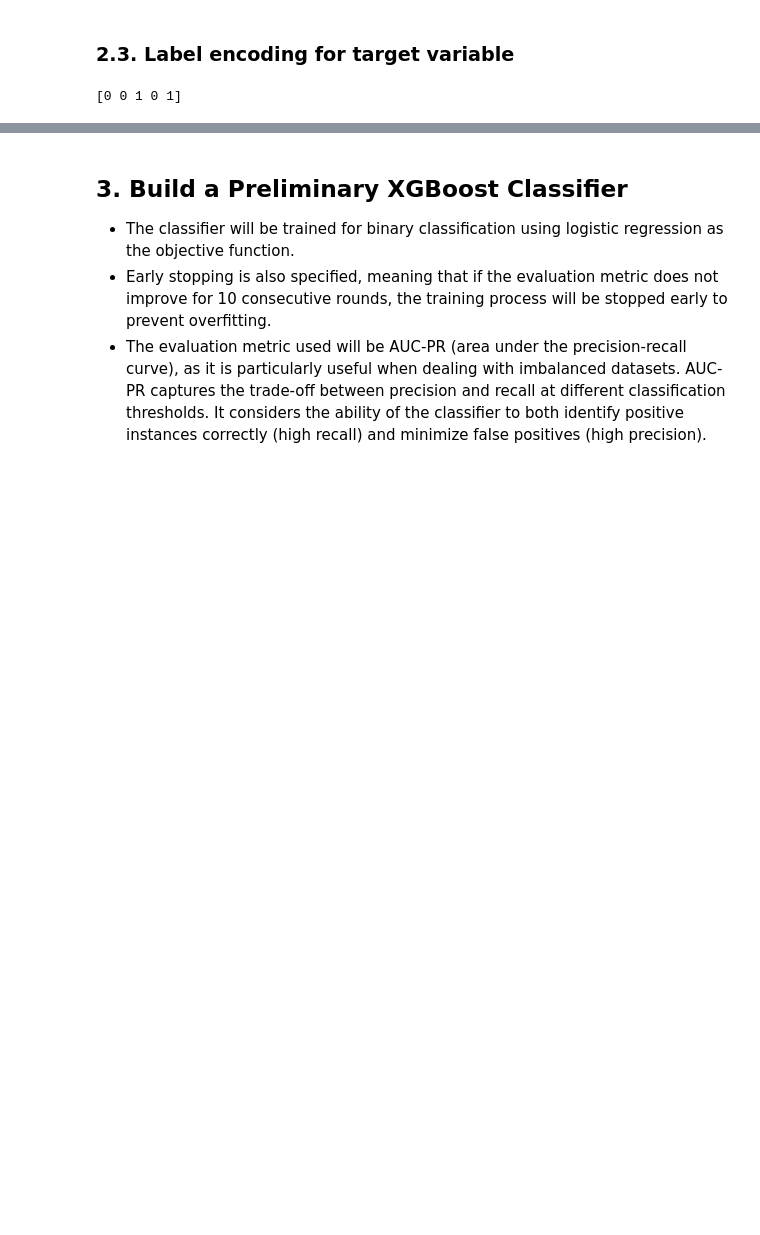
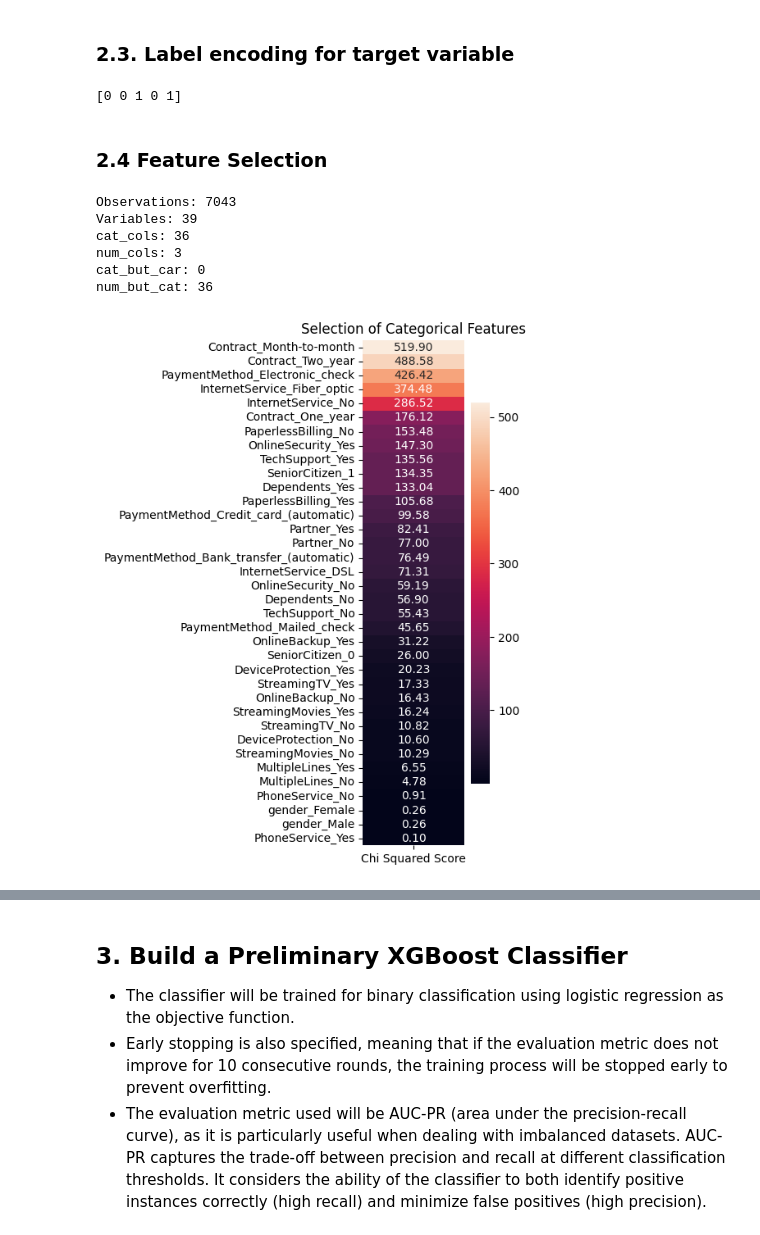
Before and after one commit to dobrinaVI/Customer-Churn-Prediction-using-XGBOOST, a Jupyter notebook: Customer_Churn_Prediction_using_XGBOOST.ipynb, the cells around one changed output, grey strips where cells are left out. Saved outputs shown, nothing was run; the diff lists cells and outputs as text; code cells hidden in the pictures; blank space fills up the shorter version.

```diff
--- a/Customer_Churn_Prediction_using_XGBOOST.ipynb
+++ b/Customer_Churn_Prediction_using_XGBOOST.ipynb
@@ -261,3 +224,50 @@ y_encoded = encoder.transform(y)
 print(y_encoded[:5])
 # %% [output]
 [0 0 1 0 1]
+# %% [markdown]
+### 2.4 Feature Selection
+# %%
+def grab_col_names(dataframe, cat_th=10, car_th=20):
+    # cat_cols, cat_but_car
+    cat_cols = [col for col in dataframe.columns if dataframe[col].dtypes == "O"]
+    num_but_cat = [col for col in dataframe.columns if dataframe[col].nunique() < cat_th and
+                   dataframe[col].dtypes != "O"]
+    cat_but_car = [col for col in dataframe.columns if dataframe[col].nunique() > car_th and
+                   dataframe[col].dtypes == "O"]
+    cat_cols = cat_cols + num_but_cat
+    cat_cols = [col for col in cat_cols if col not in cat_but_car]
+
+    # num_cols
+    num_cols = [col for col in dataframe.columns if dataframe[col].dtypes != "O"]
+    num_cols = [col for col in num_cols if col not in num_but_cat]
+
+    print(f"Observations: {dataframe.shape[0]}")
+    print(f"Variables: {dataframe.shape[1]}")
+    print(f'cat_cols: {len(cat_cols)}')
+    print(f'num_cols: {len(num_cols)}')
+    print(f'cat_but_car: {len(cat_but_car)}')
+    print(f'num_but_cat: {len(num_but_cat)}')
+    return cat_cols, num_cols, cat_but_car,num_but_cat
+# %%
+cat_cols, num_cols, cat_but_car,num_but_cat = grab_col_names(X_encoded)
+# %% [output]
+Observations: 7043
+Variables: 39
+cat_cols: 36
+num_cols: 3
+cat_but_car: 0
+num_but_cat: 36
+# %%
+#Scoring and ranking according to the effect of categorical data on the dependent variable
+features = X_encoded.loc[:,cat_cols]
+
+best_features = SelectKBest(score_func = chi2,k = 'all')
+fit = best_features.fit(features,y_encoded)
+
+featureScores = pd.DataFrame(data = fit.scores_,index = list(features.columns),columns = ['Chi Squared Score'])
+
+plt.subplots(figsize = (2,8))
+sbn.heatmap(featureScores.sort_values(ascending = False,by = 'Chi Squared Score'),annot = True,fmt = '.2f');
+plt.title('Selection of Categorical Features');
+# %% [output]
+[figure, added]
```
Also changed, not shown: parts of 24 cells of this notebook.
